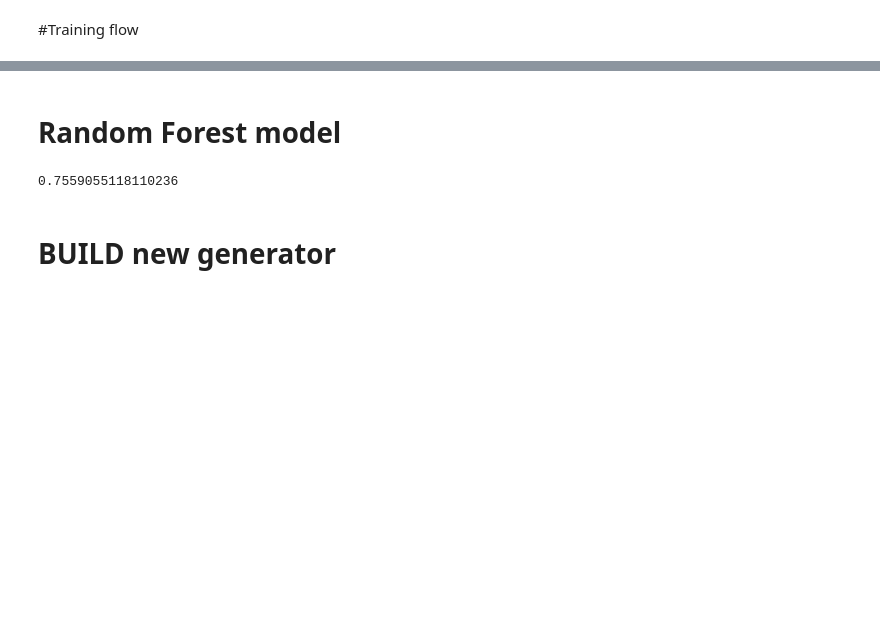
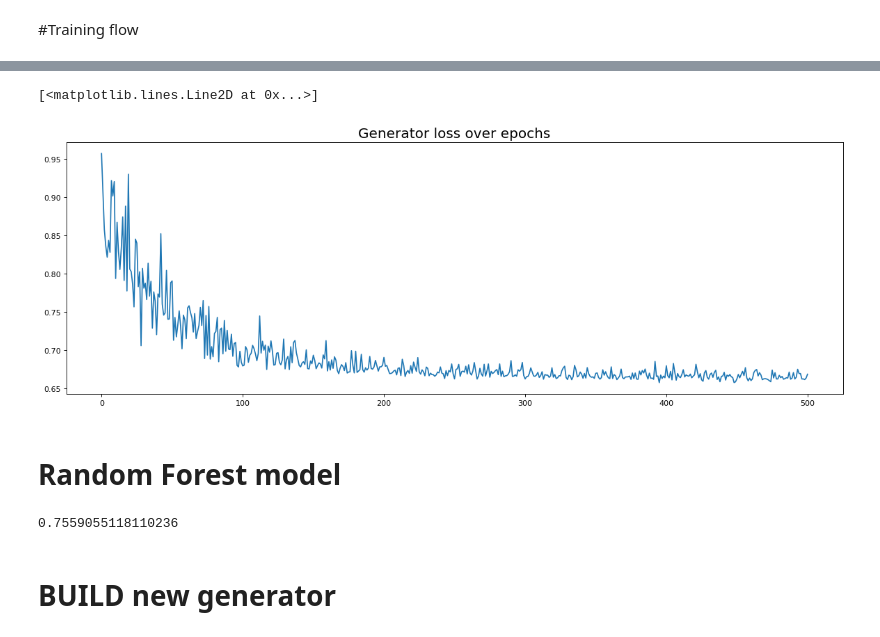
Before and after one commit to almogelias/DLHomework4, a Jupyter notebook: DLHomework4.ipynb, the cells around one changed output, grey strips where cells are left out. Saved outputs shown, nothing was run; the diff lists cells and outputs as text; code cells hidden in the pictures; blank space fills up the shorter version.

```diff
--- a/DLHomework4.ipynb
+++ b/DLHomework4.ipynb
@@ -332,3 +482,11 @@ x_train = pd.DataFrame(x_scaled)
+# %%
+figure(figsize=(18, 6), dpi=80)
+plt.title('Generator loss over epochs',fontsize=18)
+
+plt.plot(history['g_loss'],label='Generator loss')
+# %% [output]
+[<matplotlib.lines.Line2D at 0x...>]
+[figure, added]
 # %% [markdown]
 # Random Forest model
 # %%
```
Also changed, not shown: parts of 34 cells of this notebook.
